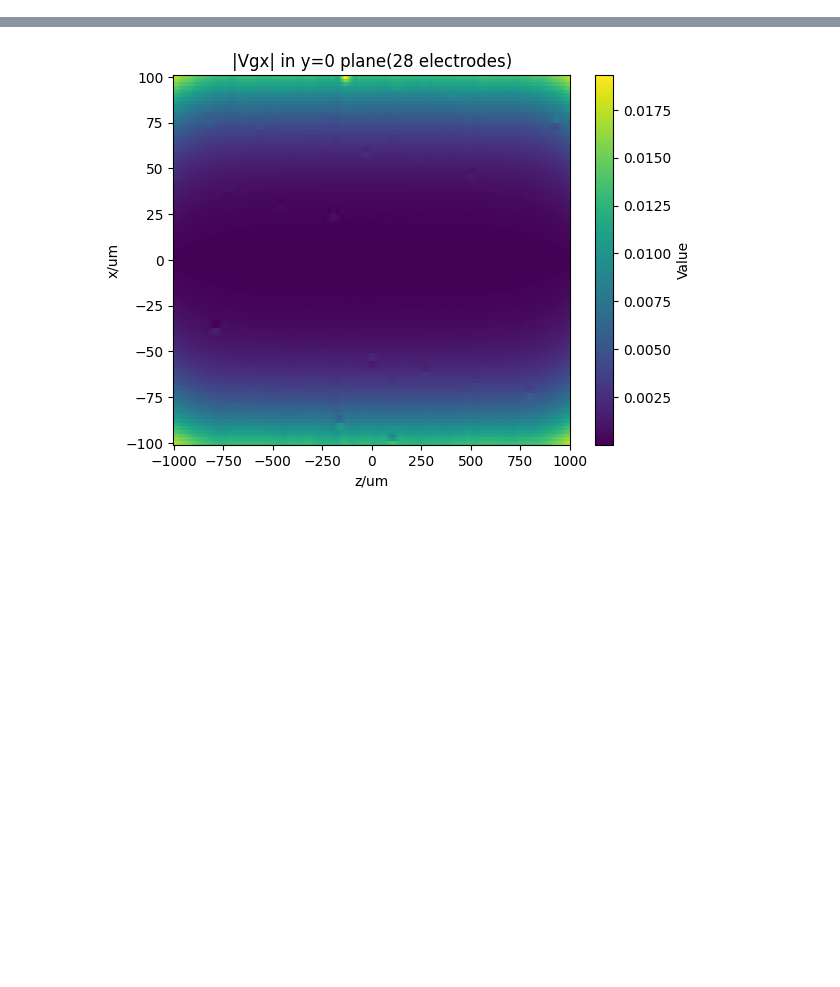
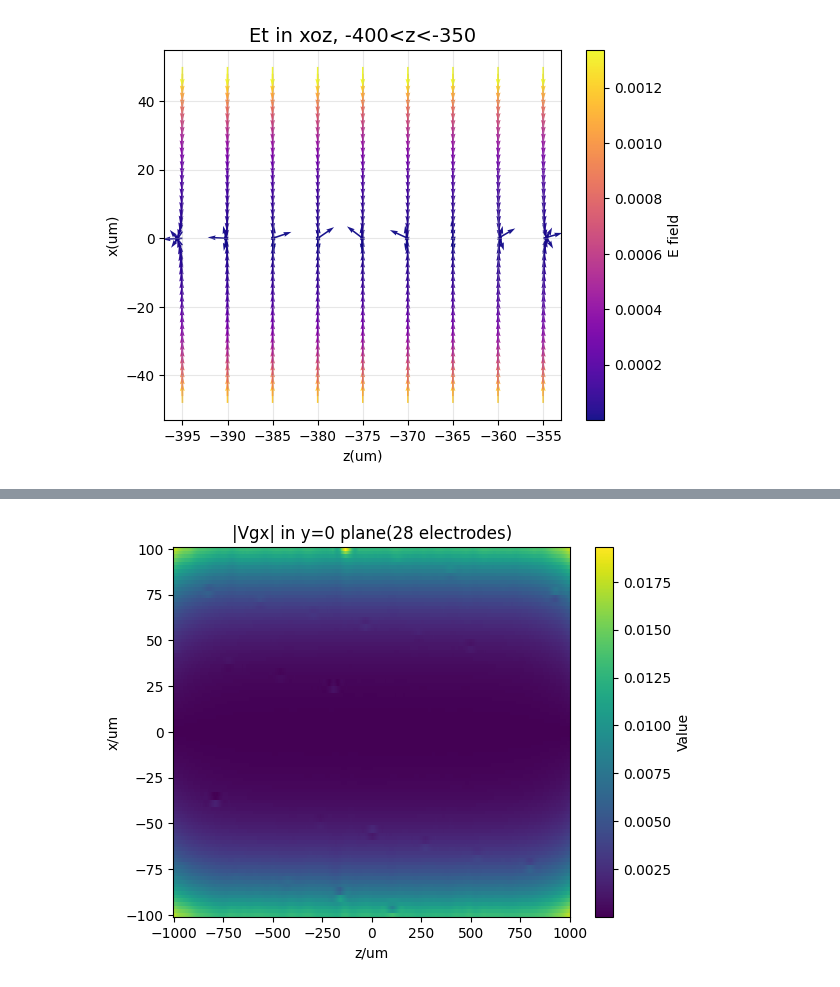
Before and after one commit to ylctql/ion-dynamic-simulation, a Jupyter notebook: src/field.ipynb, the cells around one changed output, grey strips where cells are left out. Cells and saved outputs as stored; diff of their text form; code cells hidden in the pictures; blank space fills up the shorter version.

```diff
--- a/src/field.ipynb
+++ b/src/field.ipynb
@@ -162,0 +174,26 @@ plt.show()
+# %%
+# E field
+mask_x = (coord_x>-50) & (coord_x<50)
+mask_z = (coord_z<-350) & (coord_z>=-400)
+y_mid = int(np.ceil(shape[1]/2))
+Vpp_y0 = Vpp[:, y_mid, :][np.ix_(mask_x, mask_z)]
+Vs_y0 = Vs[:, y_mid, :][np.ix_(mask_x, mask_z)]
+Vt_y0 = Vpp_y0 + Vs_y0
+Z, X = np.meshgrid(coord_z[mask_z], coord_x[mask_x])
+Ex, Ez = np.gradient(-Vt_y0, coord_x[mask_x], coord_z[mask_z], edge_order=2)
+E_mag = np.sqrt(Ex**2 + Ez**2)
+q = plt.quiver(Z,X, Ez/E_mag, Ex/E_mag,
+               E_mag,          # 用场强决定颜色
+               cmap='plasma',      # 好看的颜色：'viridis','plasma','hot','coolwarm'
+               scale=20,
+               width=0.004,
+               alpha=0.95)
+plt.colorbar(q, label='E field')
+plt.title('Et in xoz, -400<z<-350', fontsize=14)
+plt.xlabel('z(um)')
+plt.ylabel('x(um)')
+plt.grid(True, alpha=0.3)
+# plt.gca().set_aspect('equal')
+plt.show()
+# %% [output]
+[figure, added]
```
Also changed, not shown: parts of 4 cells of this notebook, 8 other files.
